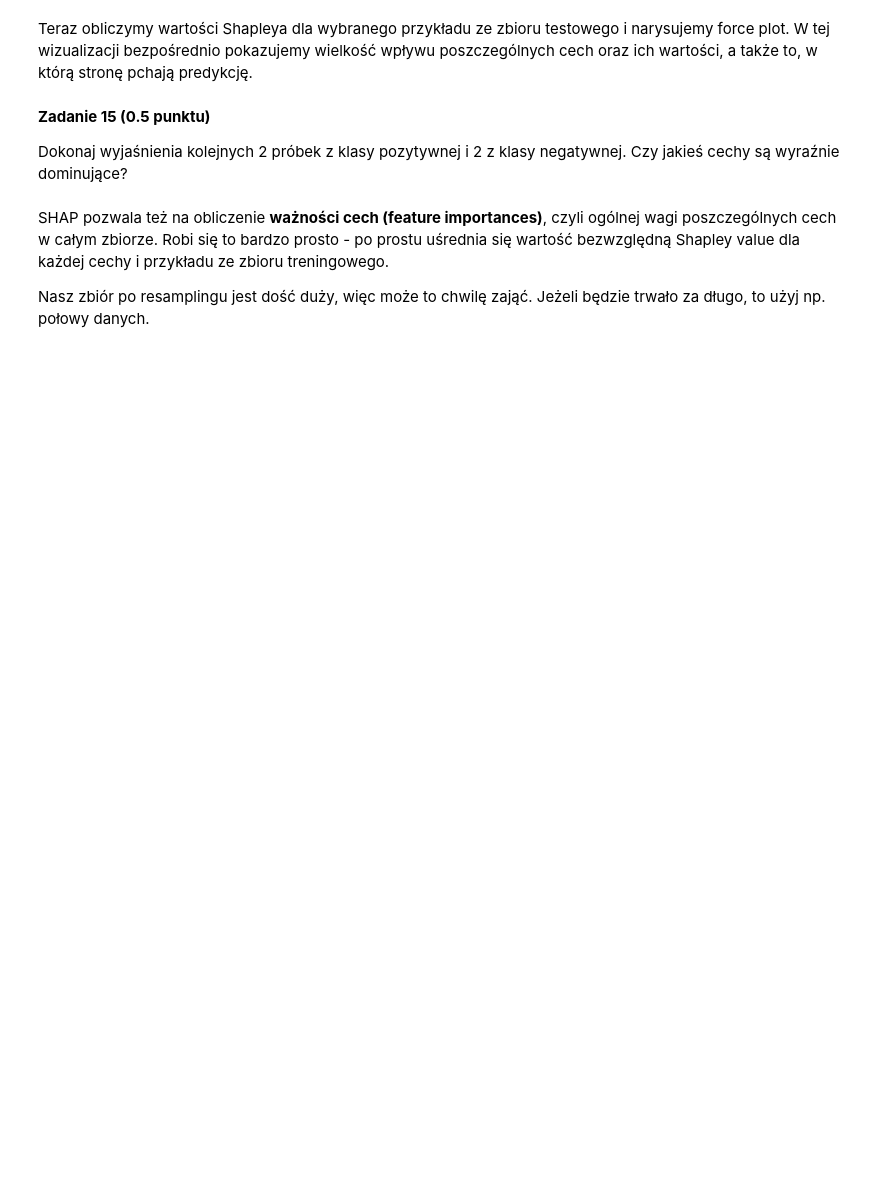
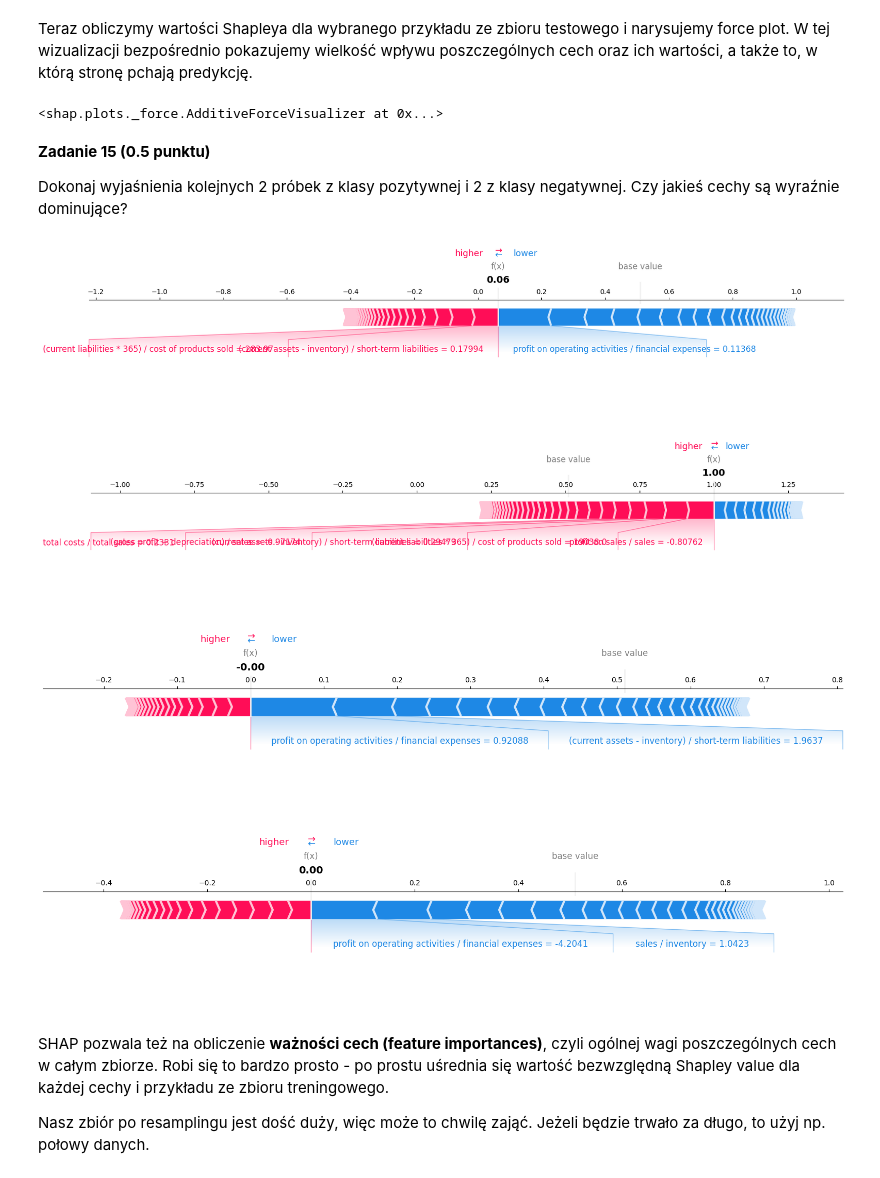
Before and after one commit to karol-t-wilk/sztuczna-inteligencja, a Jupyter notebook: lab2/notebook_empty.ipynb, the cells around one changed output. Cells and saved outputs as stored; diff of their text form; code cells hidden in the pictures; blank space fills up the shorter version.

```diff
--- a/lab2/notebook_empty.ipynb
+++ b/lab2/notebook_empty.ipynb
@@ -469,0 +466,11 @@ Fitting 5 folds for each of 100 candidates, totalling 500 fits
+# %%
+best_lgbm = LGBMClassifier(n_estimators=600,
+                           subsample=.8,
+                           num_leaves=31,
+                           learning_rate=.2,
+                           colsample_bytree=1.0,
+                           random_state=0,
+                           n_jobs=-1)
+
+best_lgbm.fit(X_train_resampled, y_train_resampled)
+roc_auc_score(y_test, best_lgbm.predict_proba(X_test)[:,1])
@@ -506,6 +561,6 @@ feature_names = ["net profit / total assets", "total liabilities / total assets"
 
 explainer = shap.TreeExplainer(
-    model=...,  # variable with trained, tuned LightGBM model
-    data=...,   # variable with training data X, after resampling with SMOTE
+    model=best_lgbm,  # variable with trained, tuned LightGBM model
+    data=X_train_resampled,   # variable with training data X, after resampling with SMOTE
     model_output="probability"
 )
@@ -512,18 +569,39 @@ explainer = shap.TreeExplainer(
 # %% [markdown]
 Teraz obliczymy wartości Shapleya dla wybranego przykładu ze zbioru testowego i narysujemy force plot. W tej wizualizacji bezpośrednio pokazujemy wielkość wpływu poszczególnych cech oraz ich wartości, a także to, w którą stronę pchają predykcję.
 # %%
-shap_values = explainer.shap_values(X_test[0])
+shap_values = explainer.shap_values(X_test.loc[0])
 
 shap.force_plot(
     base_value=explainer.expected_value,
     shap_values=shap_values,
-    features=X_test[0],
+    features=X_test.loc[0],
     feature_names=feature_names
 )
+# %% [output]
+<shap.plots._force.AdditiveForceVisualizer at 0x...>
 # %% [markdown]
 **Zadanie 15 (0.5 punktu)**
 
 Dokonaj wyjaśnienia kolejnych 2 próbek z klasy pozytywnej i 2 z klasy negatywnej. Czy jakieś cechy są wyraźnie dominujące?
+# %%
+values = [
+    X_test.loc[X_test.index[y_test == 1]].iloc[0],
+    X_test.loc[X_test.index[y_test == 1]].iloc[1],
+    X_test.loc[X_test.index[y_test == 0]].iloc[0],
+    X_test.loc[X_test.index[y_test == 0]].iloc[1]
+    ]
+
+for v in values:
+    shap.force_plot(base_value=explainer.expected_value,
+                    shap_values=explainer.shap_values(v),
+                    features=v,
+                    feature_names=feature_names,
+                    matplotlib=True) # does not render in a loop when JS-based for some reason
+# %% [output]
+[figure, added]
+[figure, added]
+[figure, added]
+[figure, added]
 # %% [markdown]
 SHAP pozwala też na obliczenie **ważności cech (feature importances)**, czyli ogólnej wagi poszczególnych cech w całym zbiorze. Robi się to bardzo prosto - po prostu uśrednia się wartość bezwzględną Shapley value dla każdej cechy i przykładu ze zbioru treningowego.
 
```
Also changed, not shown: parts of 11 cells of this notebook.
